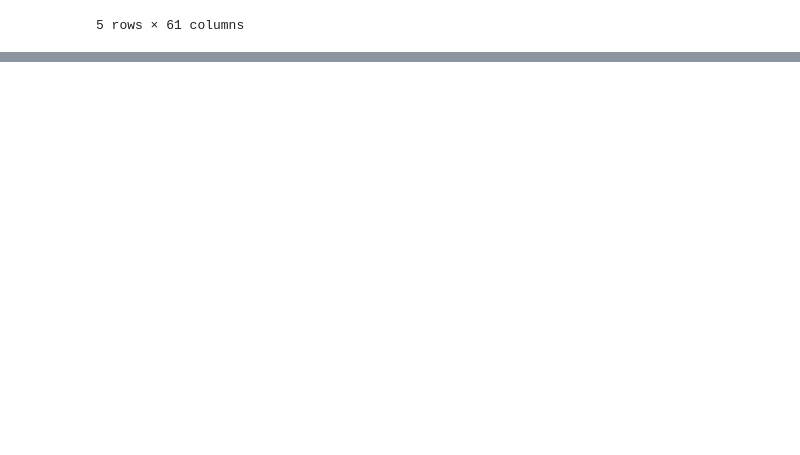
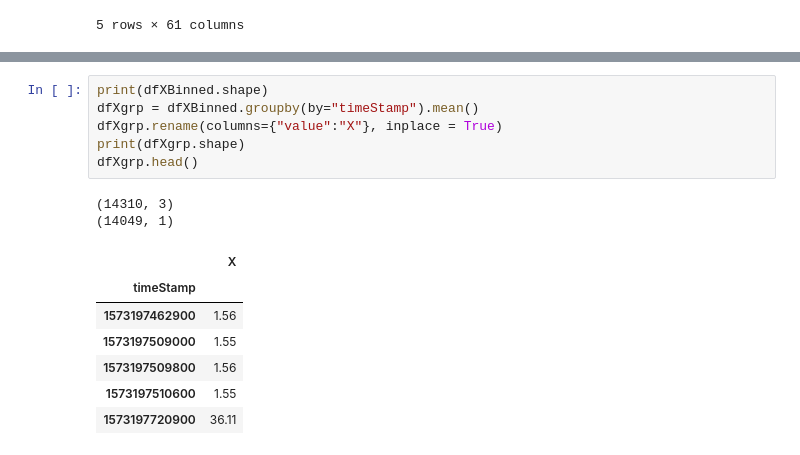
Before and after one commit to Xavubil/master_project_machine_learning, a Jupyter notebook: data_exploration/01-file_parsing - Kopie.ipynb, the cells around one changed output, grey strips where cells are left out. Cells and saved outputs as stored; diff of their text form; blank space fills up the shorter version.

```diff
--- a/data_exploration/01-file_parsing - Kopie.ipynb
+++ b/data_exploration/01-file_parsing - Kopie.ipynb
@@ -66,0 +97,16 @@ df5 = pd.read_json("values_mdb-export.json",orient="records", lines=True)
+# %%
+print(dfXBinned.shape)
+dfXgrp = dfXBinned.groupby(by="timeStamp").mean()
+dfXgrp.rename(columns={"value":"X"}, inplace = True)
+print(dfXgrp.shape)
+dfXgrp.head()
+# %% [output]
+(14310, 3)
+(14049, 1)
+|  | X |
+| timeStamp |  |
+| 1573197462900 | 1.56 |
+| 1573197509000 | 1.55 |
+| 1573197509800 | 1.56 |
+| 1573197510600 | 1.55 |
+| 1573197720900 | 36.11 |
```
Also changed, not shown: parts of 9 cells of this notebook.
